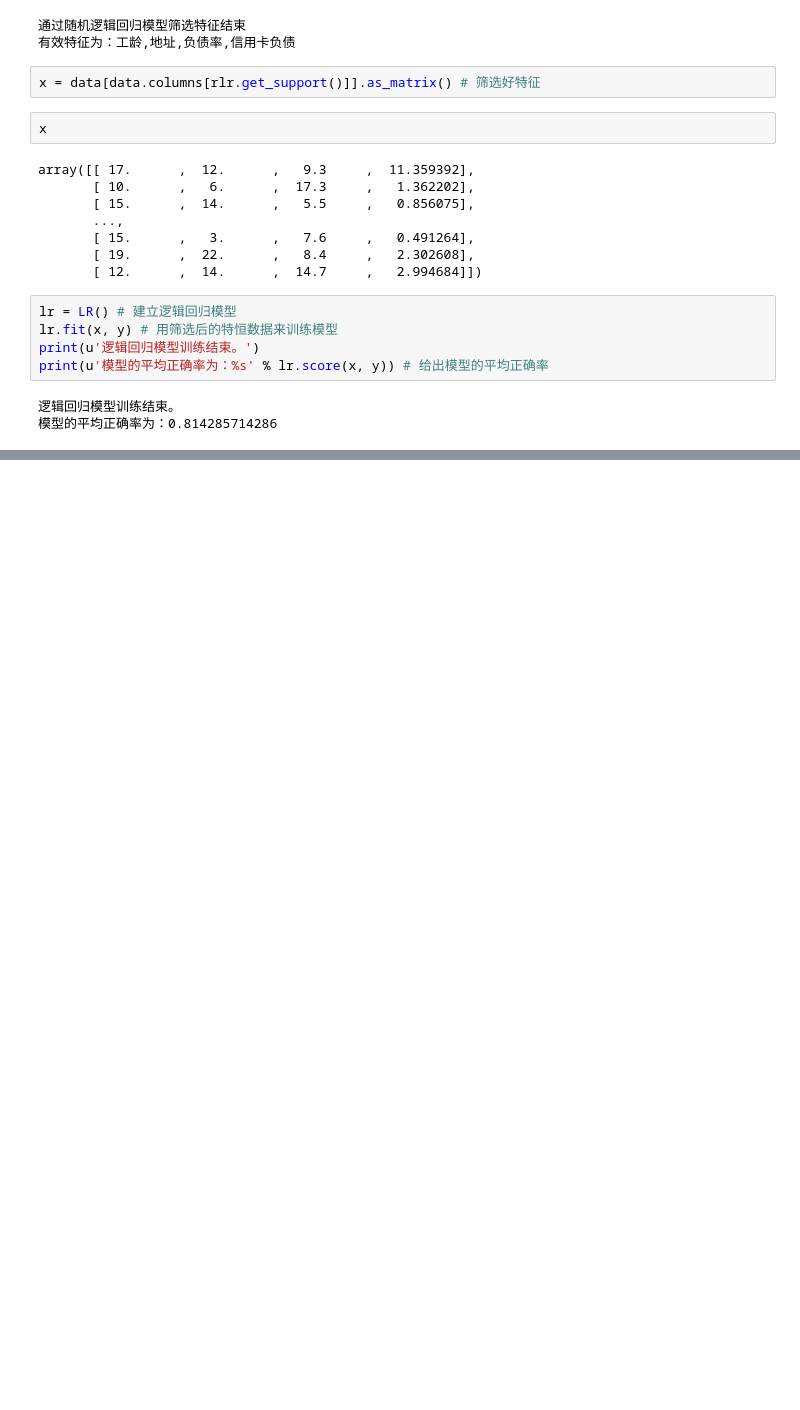
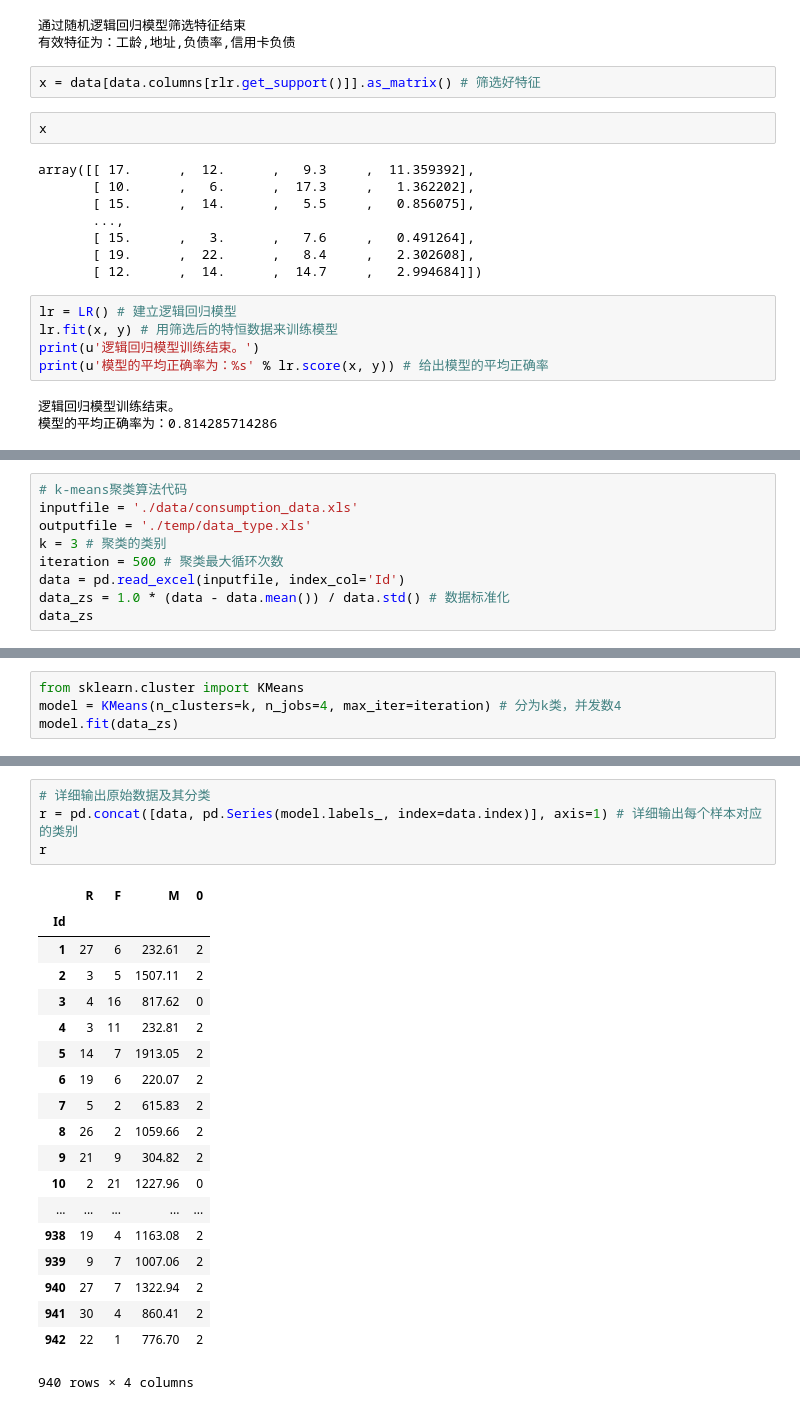
Before and after one commit to enzolife/Python-Scripts, a Jupyter notebook: Python数据分析与挖掘实战/第五章 挖掘建模.ipynb, the cells around one changed output, grey strips where cells are left out. Saved outputs shown, nothing was run; the diff lists cells and outputs as text; blank space fills up the shorter version.

```diff
--- a/Python数据分析与挖掘实战/第五章 挖掘建模.ipynb
+++ b/Python数据分析与挖掘实战/第五章 挖掘建模.ipynb
@@ -101,0 +197,9 @@ print(u'模型的平均正确率为：%s' % lr.score(x, y)) # 给出模型的平
+# %%
+# k-means聚类算法代码
+inputfile = './data/consumption_data.xls'
+outputfile = './temp/data_type.xls'
+k = 3 # 聚类的类别
+iteration = 500 # 聚类最大循环次数
+data = pd.read_excel(inputfile, index_col='Id')
+data_zs = 1.0 * (data - data.mean()) / data.std() # 数据标准化
+data_zs
@@ -101,0 +226,4 @@ print(u'模型的平均正确率为：%s' % lr.score(x, y)) # 给出模型的平
+# %%
+from sklearn.cluster import KMeans
+model = KMeans(n_clusters=k, n_jobs=4, max_iter=iteration) # 分为k类，并发数4
+model.fit(data_zs)
@@ -101,0 +267,24 @@ print(u'模型的平均正确率为：%s' % lr.score(x, y)) # 给出模型的平
+# %%
+# 详细输出原始数据及其分类
+r = pd.concat([data, pd.Series(model.labels_, index=data.index)], axis=1) # 详细输出每个样本对应的类别
+r
+# %% [output]
+|  | R | F | M | 0 |
+| Id |  |  |  |  |
+| 1 | 27 | 6 | 232.61 | 2 |
+| 2 | 3 | 5 | 1507.11 | 2 |
+| 3 | 4 | 16 | 817.62 | 0 |
+| 4 | 3 | 11 | 232.81 | 2 |
+| 5 | 14 | 7 | 1913.05 | 2 |
+| 6 | 19 | 6 | 220.07 | 2 |
+| 7 | 5 | 2 | 615.83 | 2 |
+| 8 | 26 | 2 | 1059.66 | 2 |
+| 9 | 21 | 9 | 304.82 | 2 |
+| 10 | 2 | 21 | 1227.96 | 0 |
+| ... | ... | ... | ... | ... |
+| 938 | 19 | 4 | 1163.08 | 2 |
+| 939 | 9 | 7 | 1007.06 | 2 |
+| 940 | 27 | 7 | 1322.94 | 2 |
+| 941 | 30 | 4 | 860.41 | 2 |
+| 942 | 22 | 1 | 776.70 | 2 |
+940 rows × 4 columns
```
Also changed, not shown: parts of 24 cells of this notebook, 11 other files.
